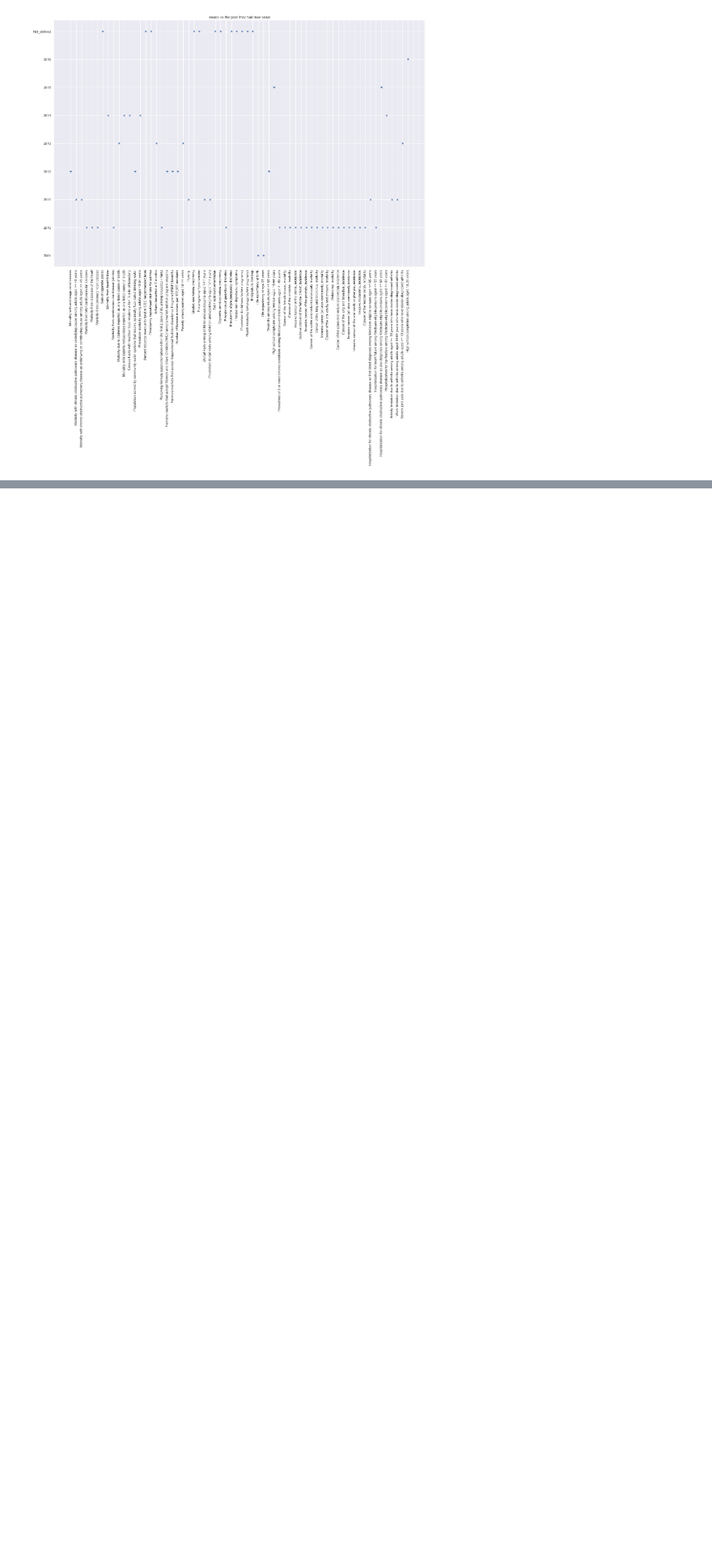
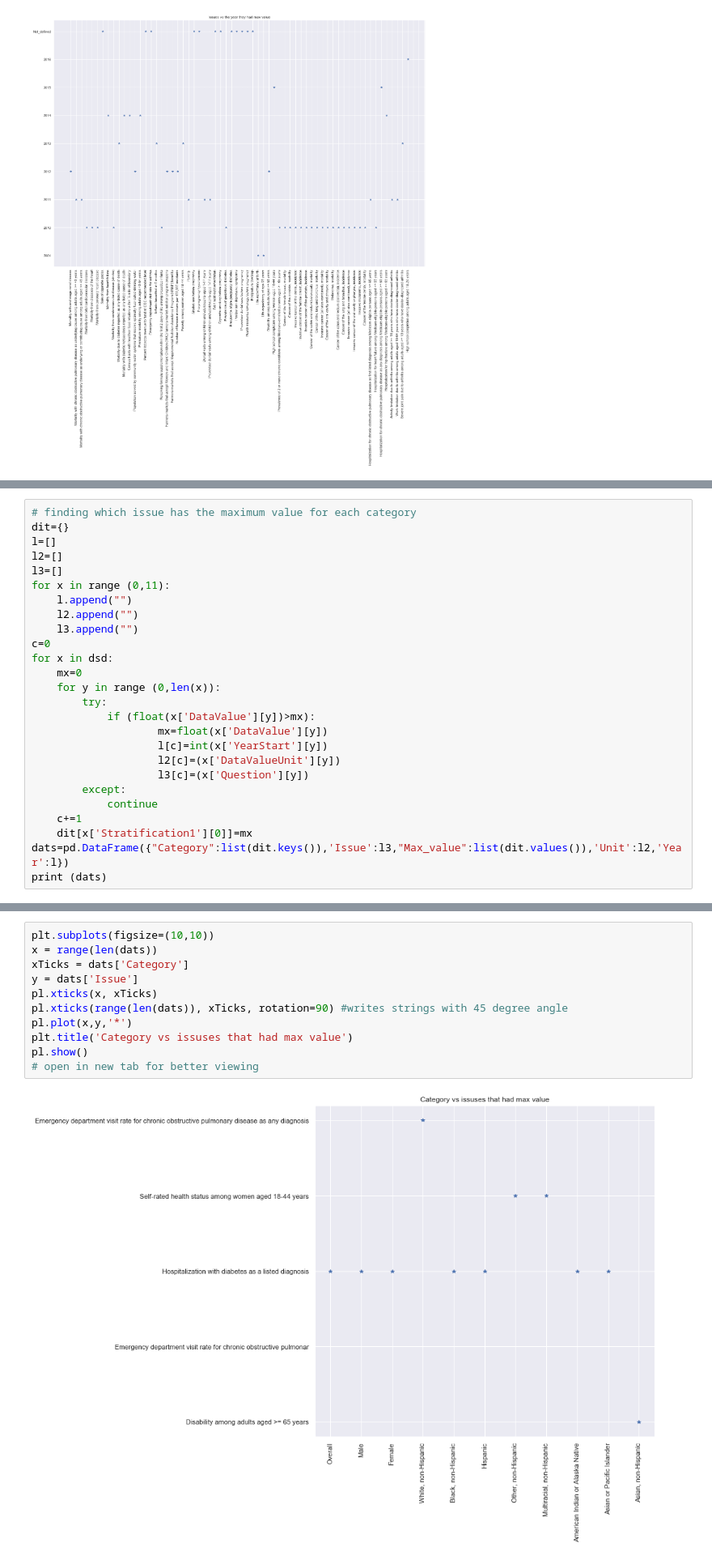
Before and after one commit to ayush246/U.S.-Chronic-Disease-dataset-analysis, a Jupyter notebook: data_analysis.ipynb, the cells around one changed output, grey strips where cells are left out. Shown at 81% size. Drawn from its saved outputs; the diff is of its cells as text; blank space fills up the shorter version.

```diff
--- a/data_analysis.ipynb
+++ b/data_analysis.ipynb
@@ -208,0 +248,26 @@ pl.show()
+# %%
+# finding which issue has the maximum value for each category
+dit={}
+l=[]
+l2=[]
+l3=[]
+for x in range (0,11):
+    l.append("")
+    l2.append("")
+    l3.append("")
+c=0
+for x in dsd:
+    mx=0
+    for y in range (0,len(x)):
+        try:
+            if (float(x['DataValue'][y])>mx):
+                    mx=float(x['DataValue'][y])
+                    l[c]=int(x['YearStart'][y])
+                    l2[c]=(x['DataValueUnit'][y])
+                    l3[c]=(x['Question'][y])
+        except:
+            continue
+    c+=1
+    dit[x['Stratification1'][0]]=mx
+dats=pd.DataFrame({"Category":list(dit.keys()),'Issue':l3,"Max_value":list(dit.values()),'Unit':l2,'Year':l})
+print (dats)
@@ -208,0 +292,13 @@ pl.show()
+# %%
+plt.subplots(figsize=(10,10))
+x = range(len(dats))
+xTicks = dats['Category']
+y = dats['Issue']
+pl.xticks(x, xTicks)
+pl.xticks(range(len(dats)), xTicks, rotation=90) #writes strings with 45 degree angle
+pl.plot(x,y,'*')
+plt.title('Category vs issuses that had max value')
+pl.show()
+# open in new tab for better viewing
+# %% [output]
+[figure, added]
```
Also changed, not shown: parts of 2 cells of this notebook.
